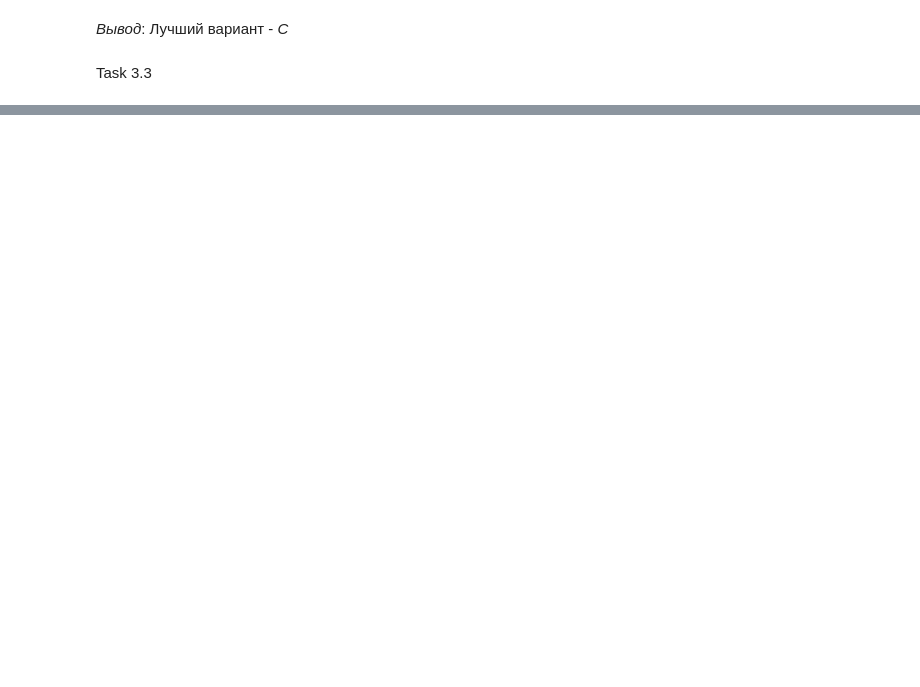
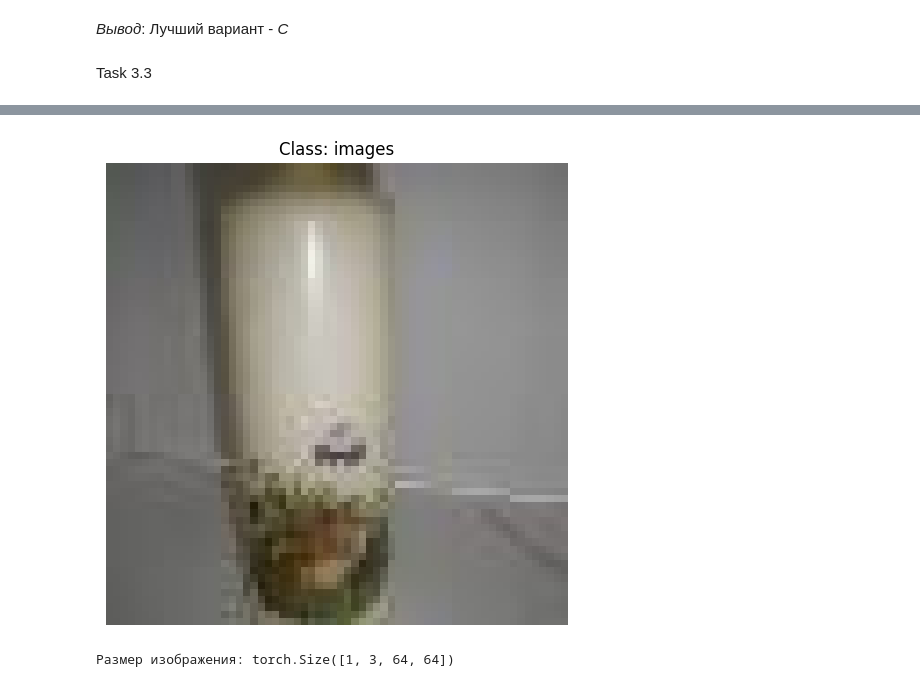
Before and after one commit to smthCreate/AI_Architecture, a Jupyter notebook: hw2.ipynb, the cells around one changed output, grey strips where cells are left out. Drawn from its saved outputs; the diff is of its cells as text; code cells hidden in the pictures; blank space fills up the shorter version.

Commit message:
without test set

```diff
--- a/hw2.ipynb
+++ b/hw2.ipynb
@@ -1485,0 +1614,57 @@ Task 4
+# %%
+import torch
+from torch.utils.data import DataLoader
+from torchvision import datasets, transforms
+import matplotlib.pyplot as plt
+from PIL import Image
+
+# Преобразования
+transform = transforms.Compose([
+    transforms.Resize((64, 64)),  # Изменяем размер изображения
+    transforms.ToTensor(),        # Преобразуем изображение в тензор
+    transforms.Normalize(mean=[0.485, 0.456, 0.406], std=[0.229, 0.224, 0.225]),  # Нормализуем
+])
+
+# Функция для загрузки тестового датасета
+def load_test_dataset(root_dir, batch_size=1):
+    """
+    Функция для загрузки тестового датасета с помощью DataLoader
+    root_dir - путь к директории с данными
+    batch_size - размер пакета
+    """
+    # Загружаем тестовый датасет
+    test_dataset = datasets.ImageFolder(root=root_dir, transform=transform)
+
+    # Создаем DataLoader для тестового набора
+    test_loader = DataLoader(test_dataset, batch_size=batch_size, shuffle=False)
+
+    return test_loader, test_dataset
+
+# Загрузка тестового датасета
+test_loader, test_dataset = load_test_dataset('tiny-imagenet-200/test', batch_size=1)
+
+# Получаем одно изображение и метку из тестового датасета
+images, labels = next(iter(test_loader))
+
+# Денормализация для отображения
+def denormalize(img_tensor):
+    mean = torch.tensor([0.485, 0.456, 0.406]).view(1, 1, 3)
+    std = torch.tensor([0.229, 0.224, 0.225]).view(1, 1, 3)
+    img = img_tensor.permute(1, 2, 0) * std + mean
+    return img.clamp(0, 1)
+
+# Денормализуем изображение
+img_vis = denormalize(images[0])
+
+# Визуализация одного изображения
+plt.figure(figsize=(6, 6))
+plt.imshow(img_vis.numpy())  # Переходим от тензора к NumPy для matplotlib
+class_name = test_dataset.classes[labels.item()]  # Получаем имя класса по индексу
+plt.title(f"Class: {class_name}")  # Печатаем название класса
+plt.axis('off')  # Убираем оси
+plt.show()
+
+print(f"Размер изображения: {images.shape}")
+# %% [output]
+[figure, added]
+Размер изображения: torch.Size([1, 3, 64, 64])
```
Also changed, not shown: parts of 9 cells of this notebook.
